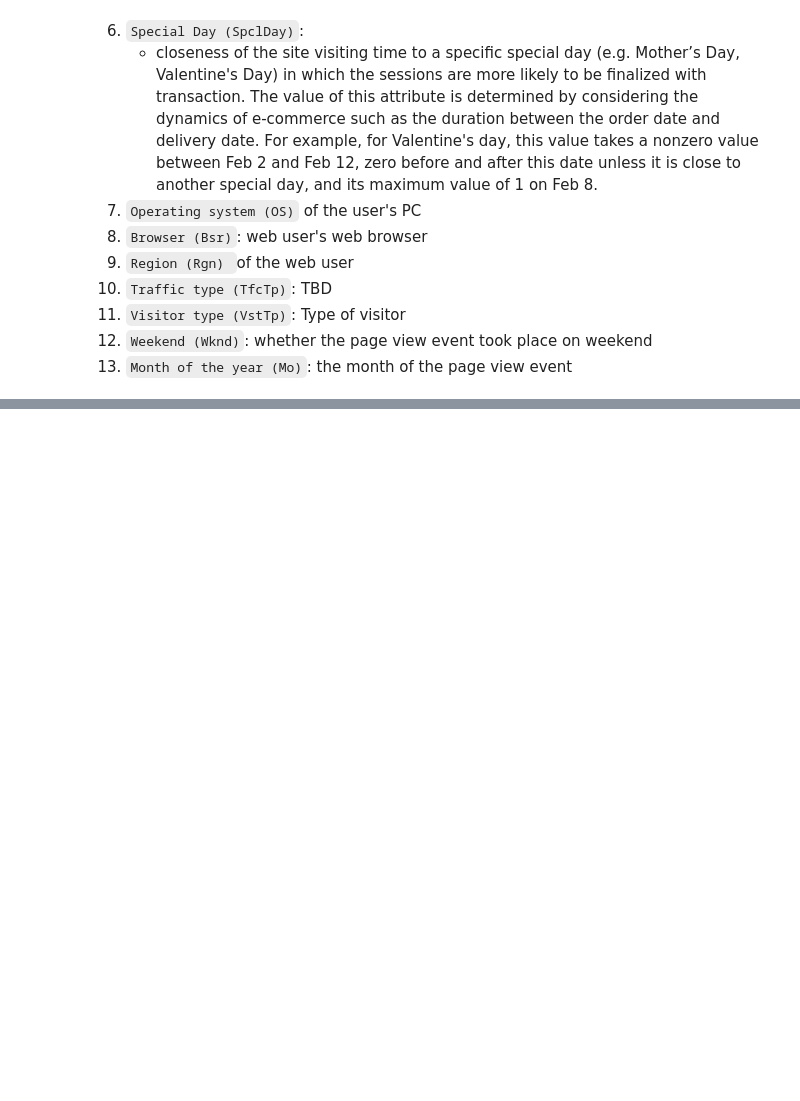
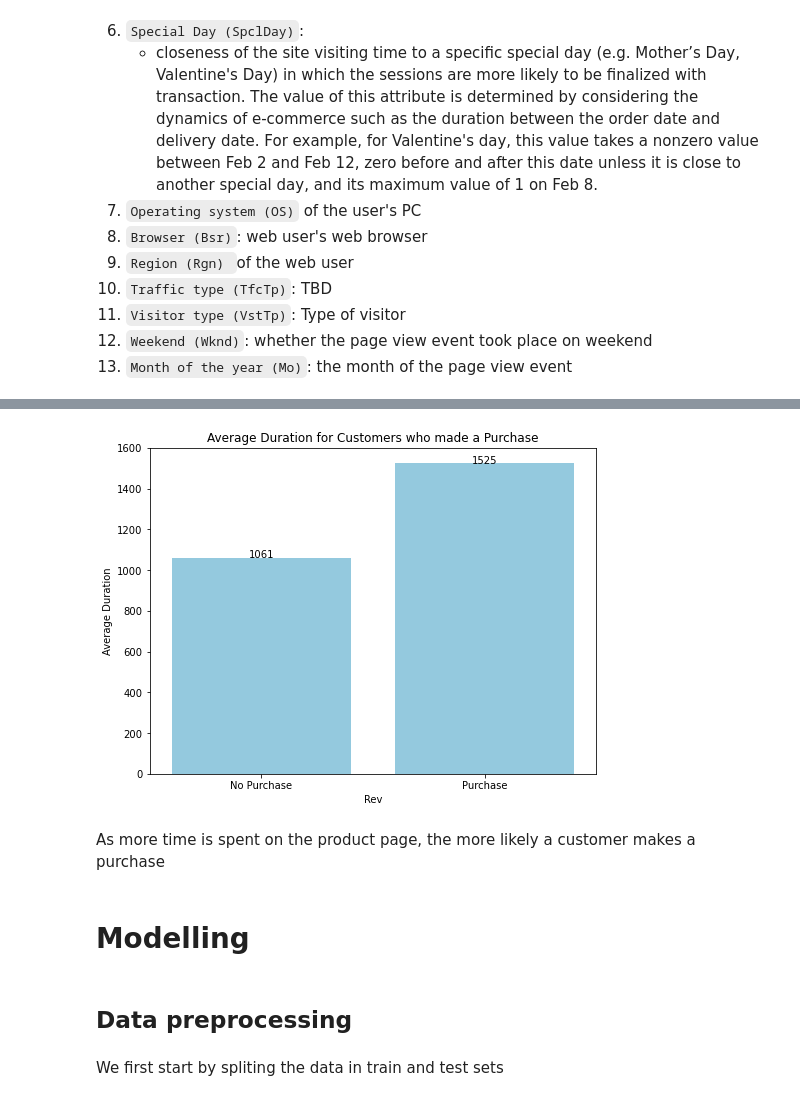
Before and after one commit to ericks-on/predicting_purchase_intent, a Jupyter notebook: index.ipynb, the cells around one changed output, grey strips where cells are left out. Drawn from its saved outputs; the diff is of its cells as text; code cells hidden in the pictures; blank space fills up the shorter version.

```diff
--- a/index.ipynb
+++ b/index.ipynb
@@ -58,0 +221,26 @@ Features description (from the dataset authors):
+# %%
+# plotting
+plt.figure(figsize=(8,6))
+sns.barplot(
+    x=duration_effect.index,
+    y=duration_effect.values,
+    color='skyblue'
+)
+
+# labelling bars
+for i, v in enumerate(duration_effect.values):
+    plt.text(i, v + 0.2, str(v), ha='center')
+
+plt.title('Average Duration for Customers who made a Purchase')
+plt.ylabel('Average Duration')
+plt.xticks(labels=['No Purchase', 'Purchase'], ticks=[0, 1]);
+# %% [output]
+[figure, added]
+# %% [markdown]
+As more time is spent on the product page, the more likely a customer makes a purchase
+# %% [markdown]
+# Modelling
+# %% [markdown]
+## Data preprocessing
+# %% [markdown]
+We  first start by spliting the data in train and test sets
```
Also changed, not shown: parts of 58 cells of this notebook.
